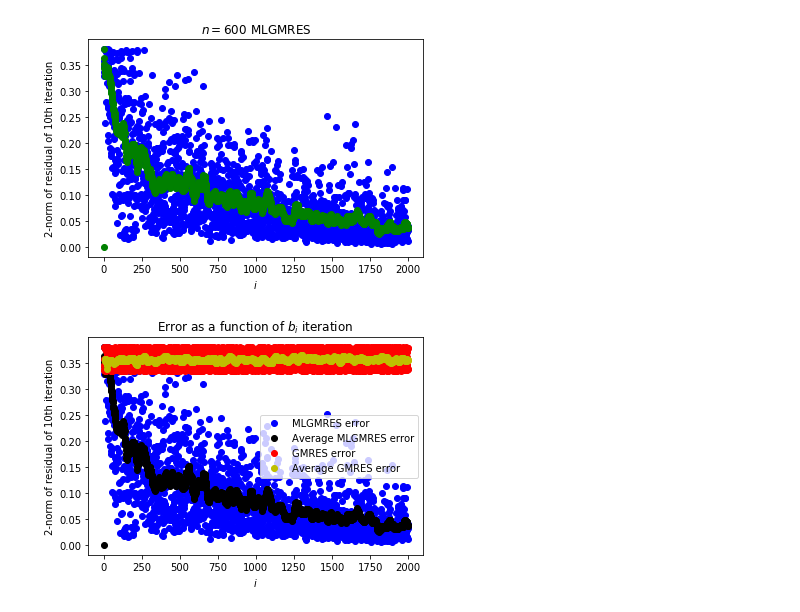
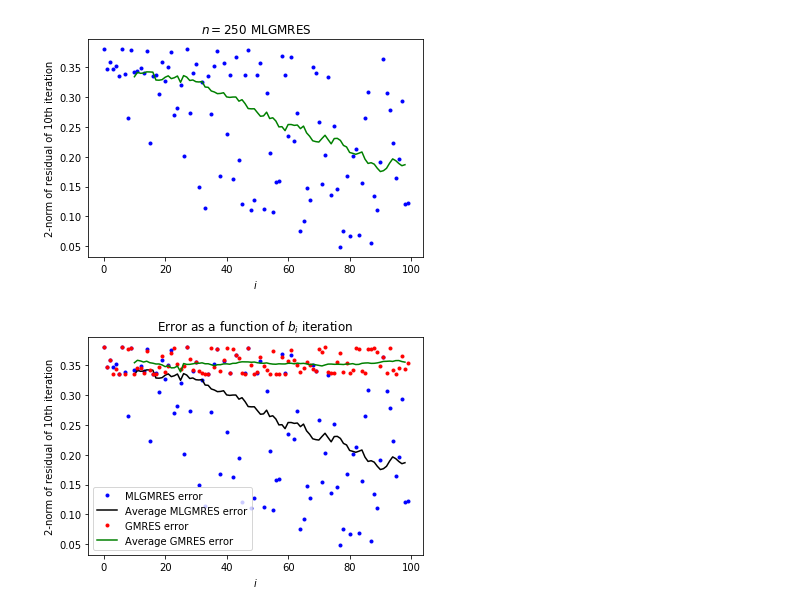
Before and after one commit to ML4FnP/GMRES-Learning, a Jupyter notebook: GPU_SandboxOnline.ipynb, the cells around one changed output. Drawn from its saved outputs; the diff is of its cells as text; code cells hidden in the pictures.

```diff
--- a/GPU_SandboxOnline.ipynb
+++ b/GPU_SandboxOnline.ipynb
@@ -46,8 +46,8 @@ A=np.asmatrix(A)
 AType='1D Laplacian'
 
 retrain_freq=1
-e1 = 1e-3
-e2 = 1e-10
+e1 = 1e-4
+e2 = 1e-7
 nmax_iter = 50
 restart   = 64
 
@@ -58,7 +58,7 @@ x=np.linspace(DomainL,DomainR,dim)
 
 
 
-n_steps =2000
+n_steps =100
 InputDim=dim
 HiddenDim=dim
 OutputDim=dim
@@ -116,7 +116,7 @@ from src_dir import *
 
 @timer
 @cnn_preconditionerOnline_timed(retrain_freq=retrain_freq, debug=True,InputDim=InputDim,HiddenDim=HiddenDim,OutputDim=OutputDim)
-def MLGMRES(A, b, x0, e, nmax_iter,Err_list,ProbCount,restart,debug,refine,blist,reslist,IterErrList10,GmresRunTime):
+def MLGMRES(A, b, x0, e, nmax_iter,ML_GMRES_Time_list,ProbCount,restart,debug,refine,blist,reslist,Err_list):
     return GMRES(A, b, x0, e, nmax_iter,restart, debug)
 
 
@@ -243,17 +230,18 @@ Initial Training
 import matplotlib.pyplot as pp
 from src_dir import *
 # %%
-AVG=np.zeros((2000,1))
+AVG=np.zeros((n_steps,1))
 Err_Array=np.asarray(NonML_Err_List)
-count=np.arange(0,2000)
-for j in range(0,2000):
+count=np.arange(0,n_steps)
+
+for j in range(0,n_steps):
     AVG[j]=moving_average(np.asarray(Err_Array[:j]),j)
 
 
 
-pp.plot(count,np.asarray(NonML_Err_List),'or',count[10:-1],AVG[10:-1],'oy')
+pp.plot(count,np.asarray(NonML_Err_List),'.r',count[10:-1],AVG[10:-1],'y')
 pp.xlabel('$i$')
 pp.ylabel('2-norm of residual of 10th iteration')
-pp.title('$n=600$ GMRES')
+pp.title('$n=250$ GMRES')
 pp.savefig('GMRES.png')
 # %% [output]
@@ -261,26 +249,27 @@ pp.savefig('GMRES.png')
 # %%
-Err_Array_ML=np.asarray(IterErrList10)
-AVGML=np.zeros((2000,1))
+Err_Array_ML=np.asarray(Err_list)
+AVGML=np.zeros((n_steps,1))
 
-for j in range(0,2000):
+for j in range(0,n_steps):
     AVGML[j]=moving_average(np.asarray(Err_Array_ML[:j]),j)
-pp.plot(count,np.asarray(Err_Array_ML),'ob',count,AVGML,'og')
+
+pp.plot(count,np.asarray(Err_Array_ML),'.b',count[10:-1],AVGML[10:-1],'g')
 pp.xlabel('$i$')
 pp.ylabel('2-norm of residual of 10th iteration')
-pp.title('$n=600$ MLGMRES')
+pp.title('$n=250$ MLGMRES')
 pp.savefig('MLGMRES.png')
 # %% [output]
-[figure, old version]
+[figure, new version]
 # %%
-pp.plot(count,Err_Array_ML,'ob',label='MLGMRES error')
-pp.plot(count,AVGML,'ok',label='Average MLGMRES error')
-pp.plot(count,Err_Array,'or',label='GMRES error')
-pp.plot(count[10:-1],AVG[10:-1],'oy',label='Average GMRES error')
+pp.plot(count,Err_Array_ML,'.b',label='MLGMRES error')
+pp.plot(count[10:-1],AVGML[10:-1],'k',label='Average MLGMRES error')
+pp.plot(count,Err_Array,'.r',label='GMRES error')
+pp.plot(count[10:-1],AVG[10:-1],'g',label='Average GMRES error')
 
 pp.xlabel('$i$')
 pp.ylabel('2-norm of residual of 10th iteration')
 pp.title('Error as a function of $b_i$ iteration ')
 pp.legend(loc='best')
 pp.savefig('Compare.png')
 # %% [output]
-[figure, old version]
+[figure, new version]
```
Also changed, not shown: parts of 4 cells of this notebook.
